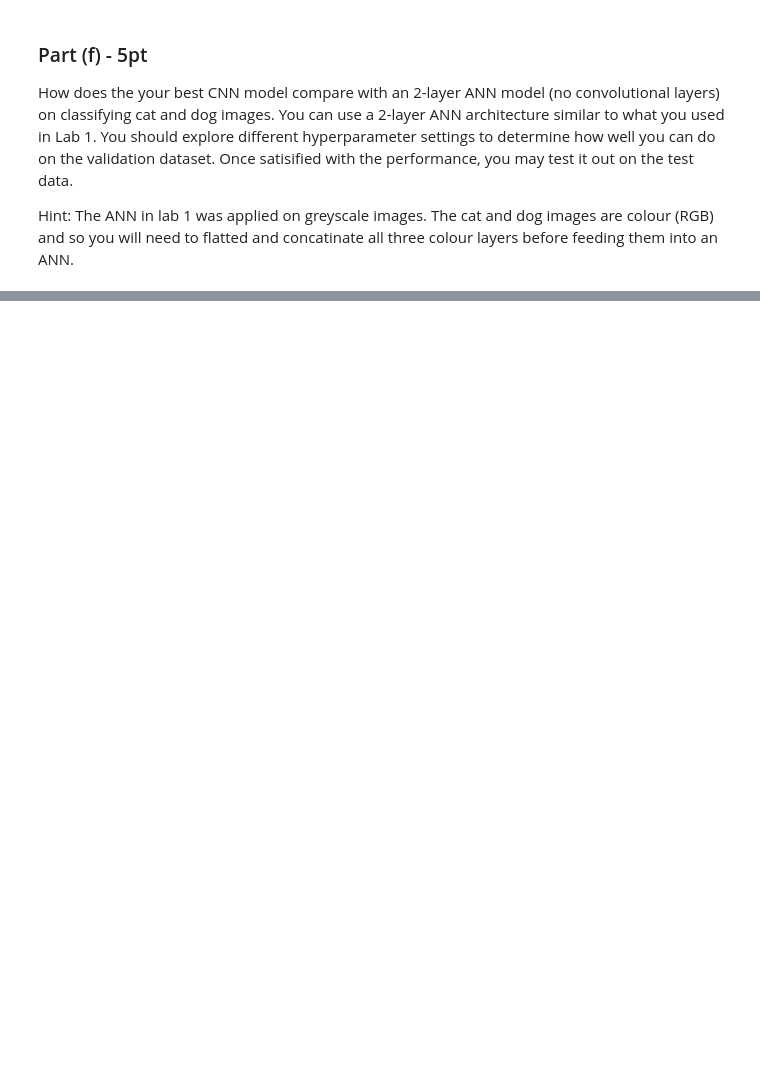
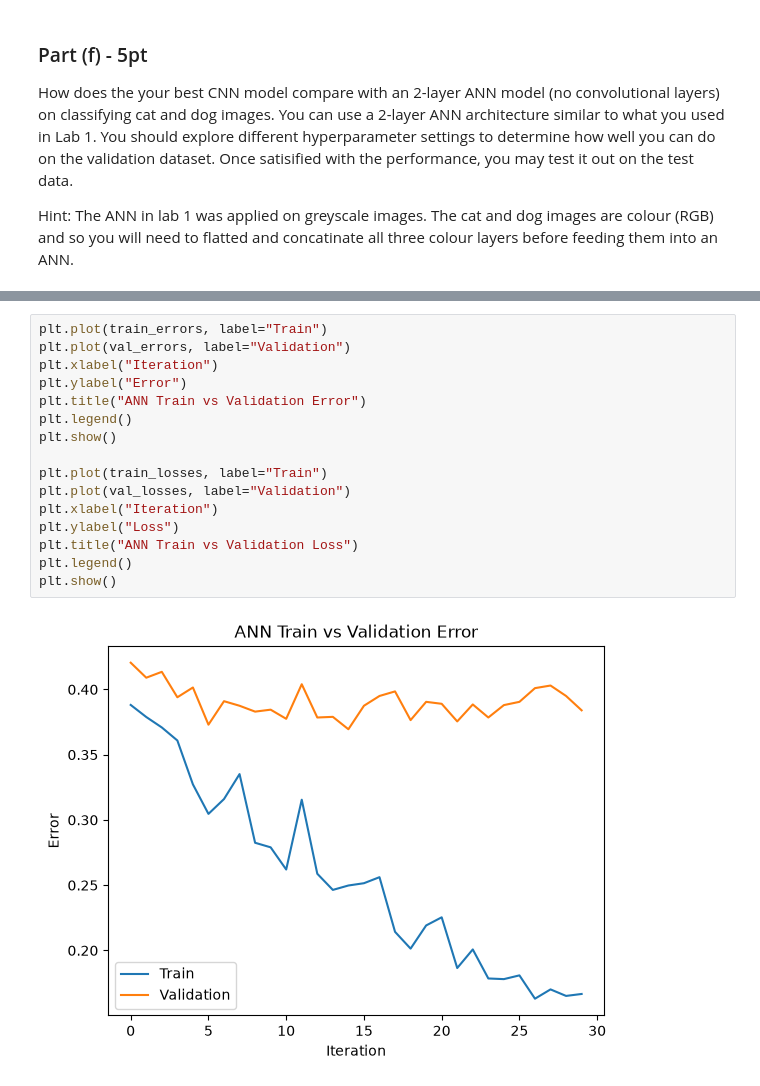
Before and after one commit to Samantha-Hossain/APS360, a Jupyter notebook: Lab 2/Lab2.ipynb, the cells around one changed output, grey strips where cells are left out. Cells and saved outputs as stored; diff of their text form; blank space fills up the shorter version.

```diff
--- a/Lab 2/Lab2.ipynb
+++ b/Lab 2/Lab2.ipynb
@@ -889,0 +989,18 @@ Hint: The ANN in lab 1 was applied on greyscale images. The cat and dog images a
+# %%
+plt.plot(train_errors, label="Train")
+plt.plot(val_errors, label="Validation")
+plt.xlabel("Iteration")
+plt.ylabel("Error")
+plt.title("ANN Train vs Validation Error")
+plt.legend()
+plt.show()
+
+plt.plot(train_losses, label="Train")
+plt.plot(val_losses, label="Validation")
+plt.xlabel("Iteration")
+plt.ylabel("Loss")
+plt.title("ANN Train vs Validation Loss")
+plt.legend()
+plt.show()
+# %% [output]
+[figure, added]
```
Also changed, not shown: parts of 8 cells of this notebook.
